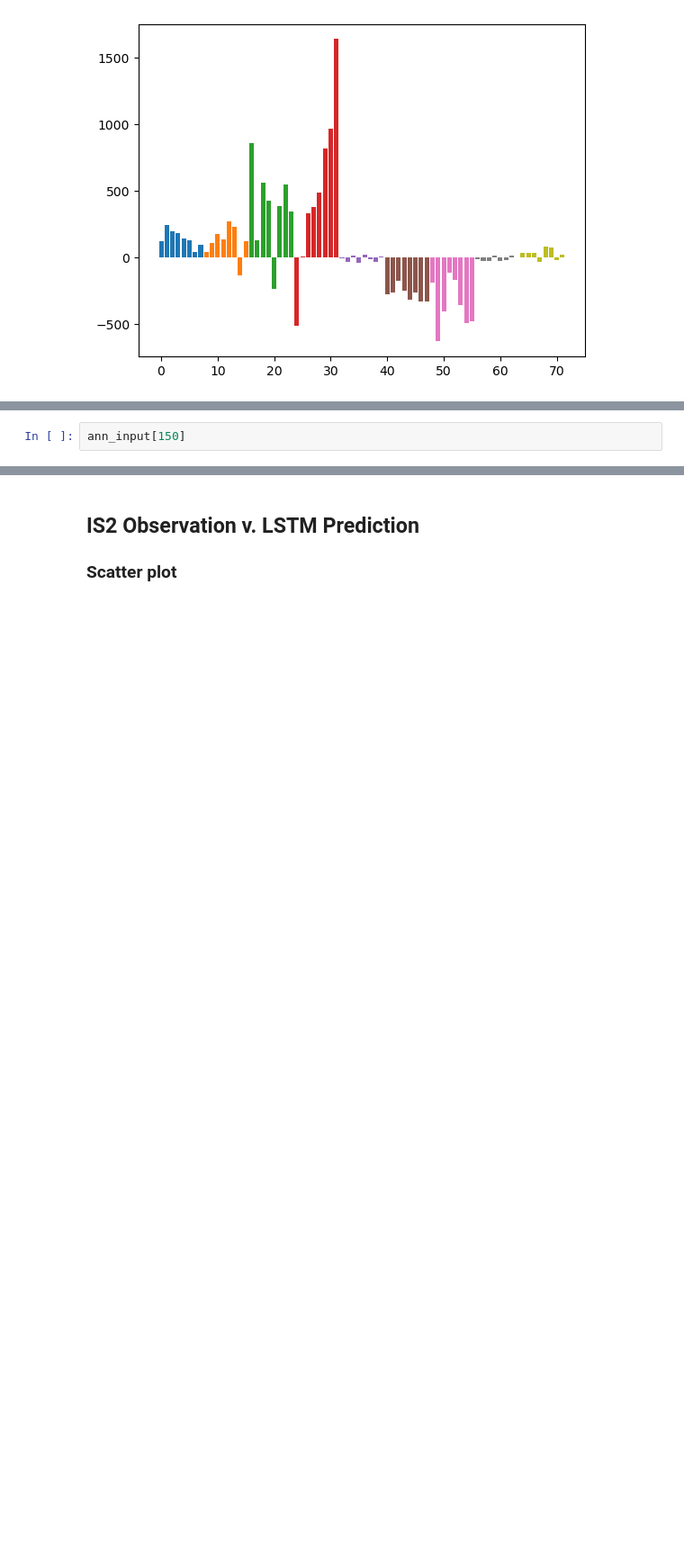
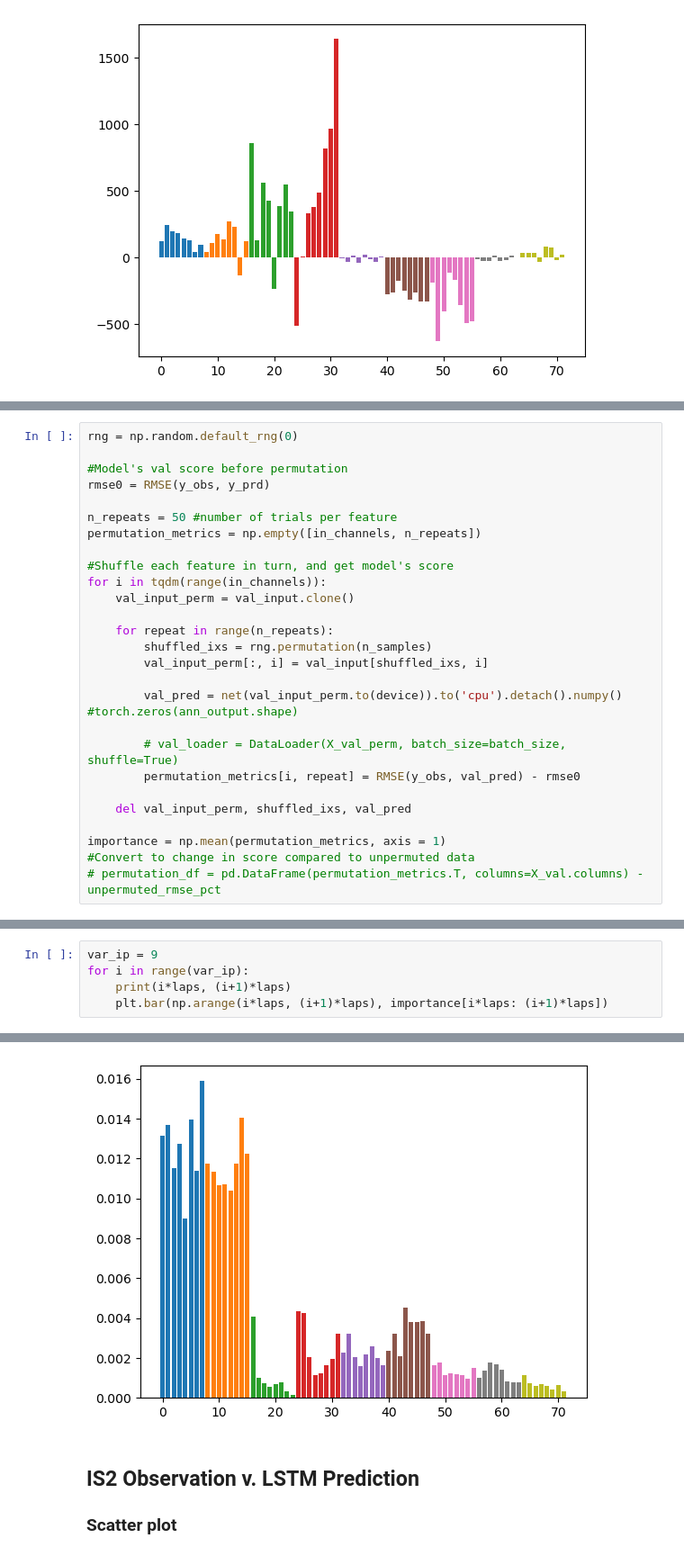
Before and after one commit to YoungHyunKoo/Seaice_topo_DL, a Jupyter notebook: Analyze_Ross.ipynb, the cells around one changed output, grey strips where cells are left out. Shown at 90% size. Saved outputs shown, nothing was run; the diff lists cells and outputs as text; blank space fills up the shorter version.

Commit message:
updates on model training

```diff
--- a/Analyze_Ross.ipynb
+++ b/Analyze_Ross.ipynb
@@ -270,2 +288,27 @@ grid_input[i, 8, :, :] = np.nanmean(shr, axis = 0)
 # %%
-ann_input[150]
+rng = np.random.default_rng(0)
+
+#Model's val score before permutation
+rmse0 = RMSE(y_obs, y_prd)
+
+n_repeats = 50 #number of trials per feature
+permutation_metrics = np.empty([in_channels, n_repeats])
+
+#Shuffle each feature in turn, and get model's score
+for i in tqdm(range(in_channels)):
+    val_input_perm = val_input.clone()
+
+    for repeat in range(n_repeats):
+        shuffled_ixs = rng.permutation(n_samples)
+        val_input_perm[:, i] = val_input[shuffled_ixs, i]
+
+        val_pred = net(val_input_perm.to(device)).to('cpu').detach().numpy() #torch.zeros(ann_output.shape)
+
+        # val_loader = DataLoader(X_val_perm, batch_size=batch_size, shuffle=True)
+        permutation_metrics[i, repeat] = RMSE(y_obs, val_pred) - rmse0
+
+    del val_input_perm, shuffled_ixs, val_pred
+
+importance = np.mean(permutation_metrics, axis = 1)
+#Convert to change in score compared to unpermuted data
+# permutation_df = pd.DataFrame(permutation_metrics.T, columns=X_val.columns) - unpermuted_rmse_pct
@@ -281,0 +322,6 @@ tensor([ 0.0000,  0.0000,  0.0000,  0.0000, -0.3520, -0.1616, -0.3669, -0.1876,
+# %%
+var_ip = 9
+for i in range(var_ip):
+    print(i*laps, (i+1)*laps)
+    plt.bar(np.arange(i*laps, (i+1)*laps), importance[i*laps: (i+1)*laps])
+# %% [output]
@@ -282,3 +337,4 @@ tensor([ 0.0000,  0.0000,  0.0000,  0.0000, -0.3520, -0.1616, -0.3669, -0.1876,
+[figure, added]
 # %% [markdown]
 ## IS2 Observation v. LSTM Prediction
 ### Scatter plot
```
Also changed, not shown: parts of 15 cells of this notebook, 1 other file.
